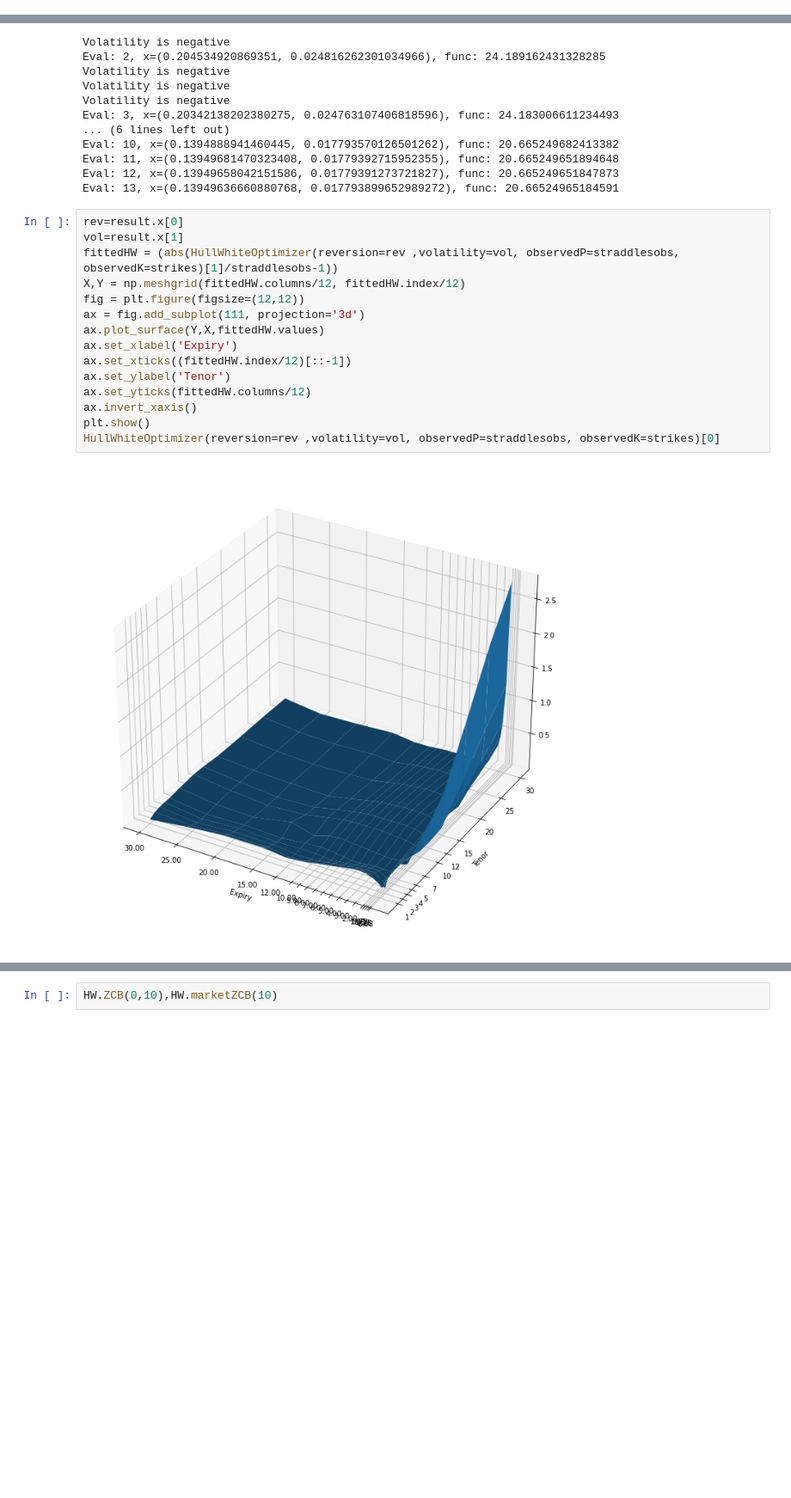
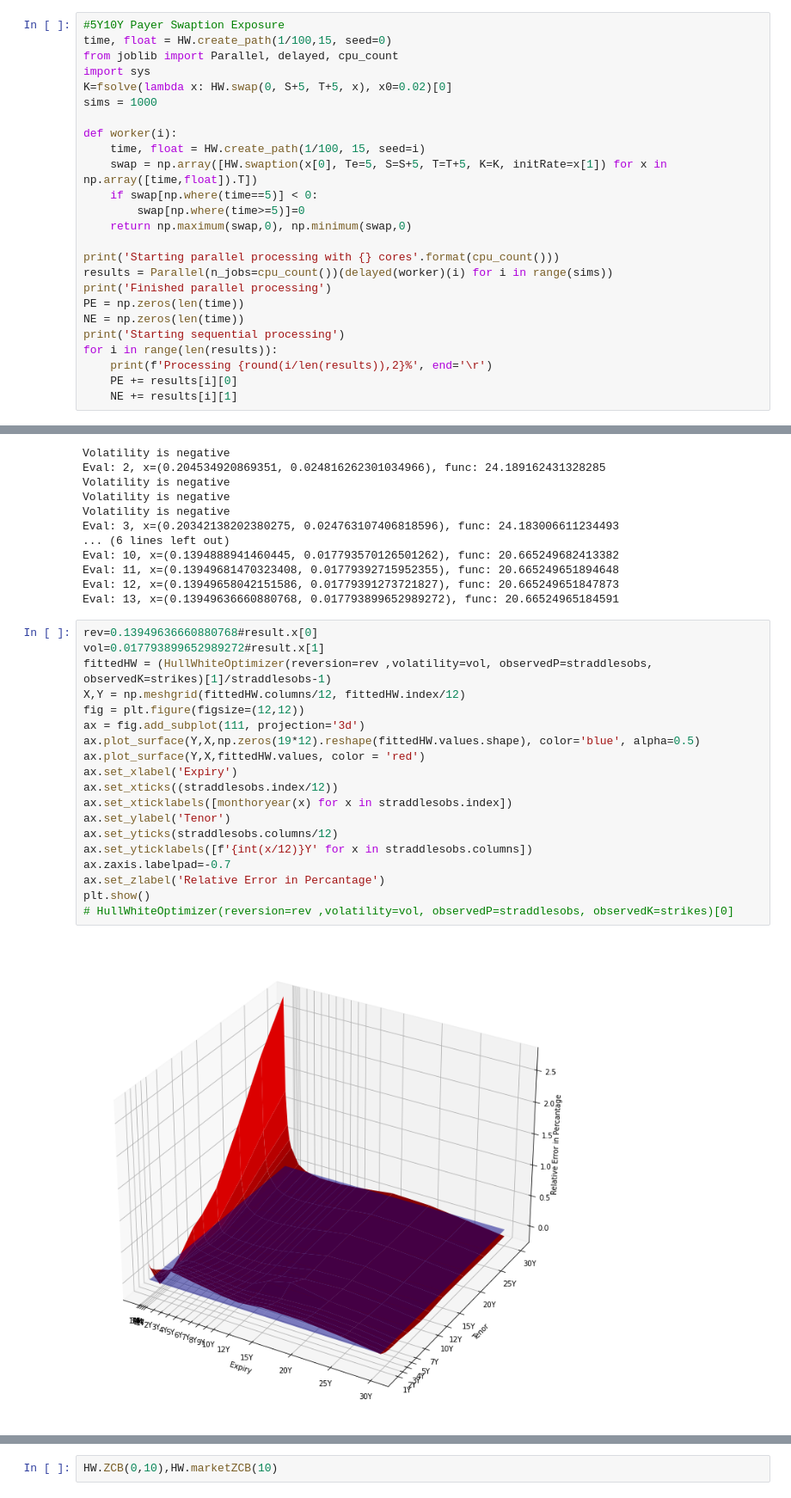
Before and after one commit to Eskild-afk/MasterThesis, a Jupyter notebook: quikMaths.ipynb, the cells around one changed output, grey strips where cells are left out. Shown at 86% size. Drawn from its saved outputs; the diff is of its cells as text; blank space fills up the shorter version.

Commit message:
exposureSims

```diff
--- a/quikMaths.ipynb
+++ b/quikMaths.ipynb
@@ -76,0 +107,25 @@ B/A
+# %%
+#5Y10Y Payer Swaption Exposure
+time, float = HW.create_path(1/100,15, seed=0)
+from joblib import Parallel, delayed, cpu_count
+import sys
+K=fsolve(lambda x: HW.swap(0, S+5, T+5, x), x0=0.02)[0]
+sims = 1000
+
+def worker(i):
+    time, float = HW.create_path(1/100, 15, seed=i)
+    swap = np.array([HW.swaption(x[0], Te=5, S=S+5, T=T+5, K=K, initRate=x[1]) for x in np.array([time,float]).T])
+    if swap[np.where(time==5)] < 0:
+        swap[np.where(time>=5)]=0
+    return np.maximum(swap,0), np.minimum(swap,0)
+
+print('Starting parallel processing with {} cores'.format(cpu_count()))
+results = Parallel(n_jobs=cpu_count())(delayed(worker)(i) for i in range(sims))
+print('Finished parallel processing')
+PE = np.zeros(len(time))
+NE = np.zeros(len(time))
+print('Starting sequential processing')
+for i in range(len(results)):
+    print(f'Processing {round(i/len(results)),2}%', end='\r')
+    PE += results[i][0]
+    NE += results[i][1]
@@ -237,19 +327,23 @@ Eval: 11, x=(0.13949681470323408, 0.01779392715952355), func: 20.665249651894648
 Eval: 12, x=(0.13949658042151586, 0.01779391273721827), func: 20.665249651847873
 Eval: 13, x=(0.13949636660880768, 0.017793899652989272), func: 20.66524965184591
 # %%
-rev=result.x[0]
-vol=result.x[1]
-fittedHW = (abs(HullWhiteOptimizer(reversion=rev ,volatility=vol, observedP=straddlesobs, observedK=strikes)[1]/straddlesobs-1))
+rev=0.13949636660880768#result.x[0]
+vol=0.017793899652989272#result.x[1]
+fittedHW = (HullWhiteOptimizer(reversion=rev ,volatility=vol, observedP=straddlesobs, observedK=strikes)[1]/straddlesobs-1)
 X,Y = np.meshgrid(fittedHW.columns/12, fittedHW.index/12)
 fig = plt.figure(figsize=(12,12))
 ax = fig.add_subplot(111, projection='3d')
-ax.plot_surface(Y,X,fittedHW.values)
+ax.plot_surface(Y,X,np.zeros(19*12).reshape(fittedHW.values.shape), color='blue', alpha=0.5)
+ax.plot_surface(Y,X,fittedHW.values, color = 'red')
 ax.set_xlabel('Expiry')
-ax.set_xticks((fittedHW.index/12)[::-1])
+ax.set_xticks((straddlesobs.index/12))
+ax.set_xticklabels([monthoryear(x) for x in straddlesobs.index])
 ax.set_ylabel('Tenor')
-ax.set_yticks(fittedHW.columns/12)
-ax.invert_xaxis()
+ax.set_yticks(straddlesobs.columns/12)
+ax.set_yticklabels([f'{int(x/12)}Y' for x in straddlesobs.columns])
+ax.zaxis.labelpad=-0.7
+ax.set_zlabel('Relative Error in Percantage')
 plt.show()
-HullWhiteOptimizer(reversion=rev ,volatility=vol, observedP=straddlesobs, observedK=strikes)[0]
+# HullWhiteOptimizer(reversion=rev ,volatility=vol, observedP=straddlesobs, observedK=strikes)[0]
 # %% [output]
-[figure, old version]
+[figure, new version]
```
Also changed, not shown: parts of 15 cells of this notebook, 15 other files.
